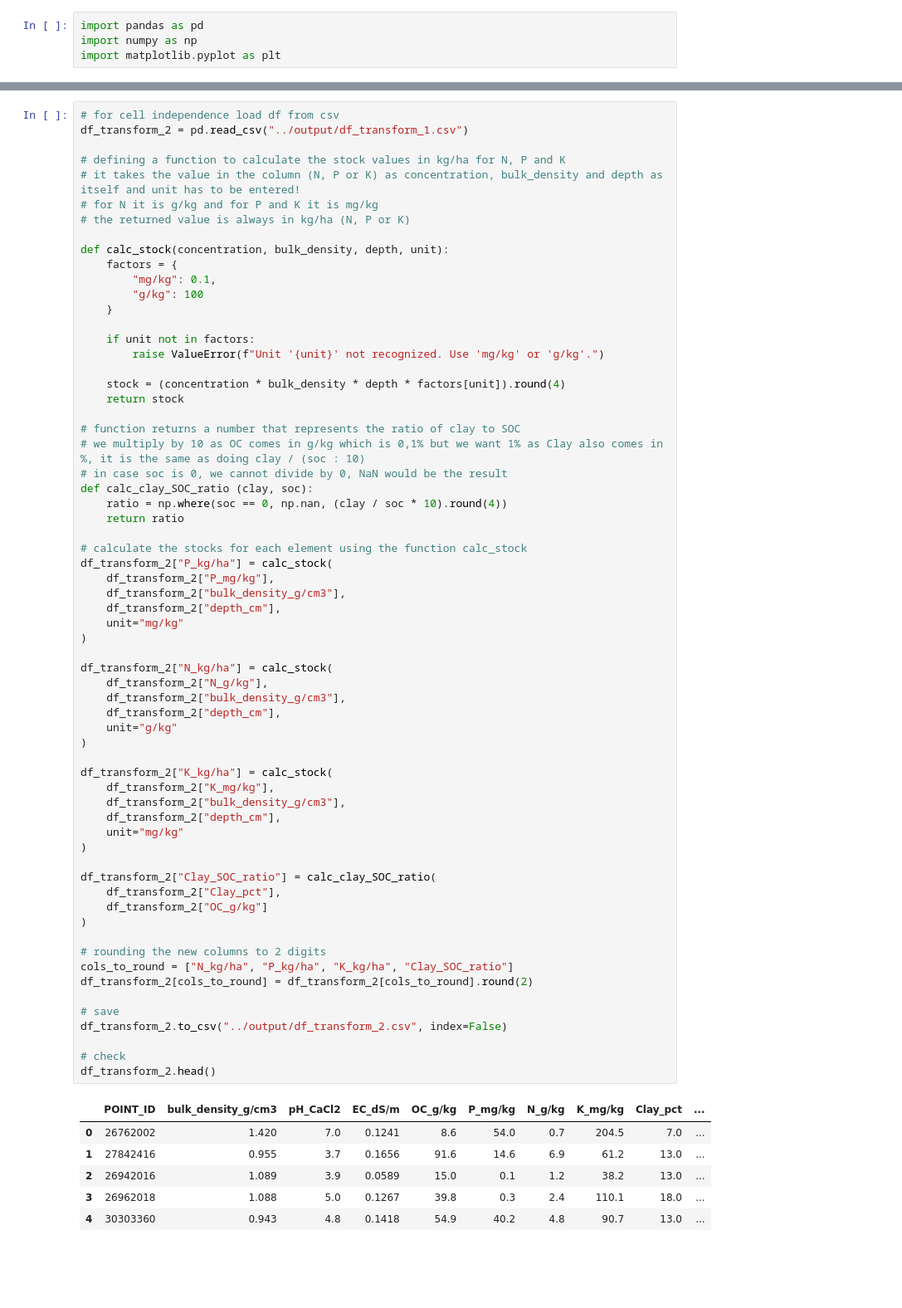
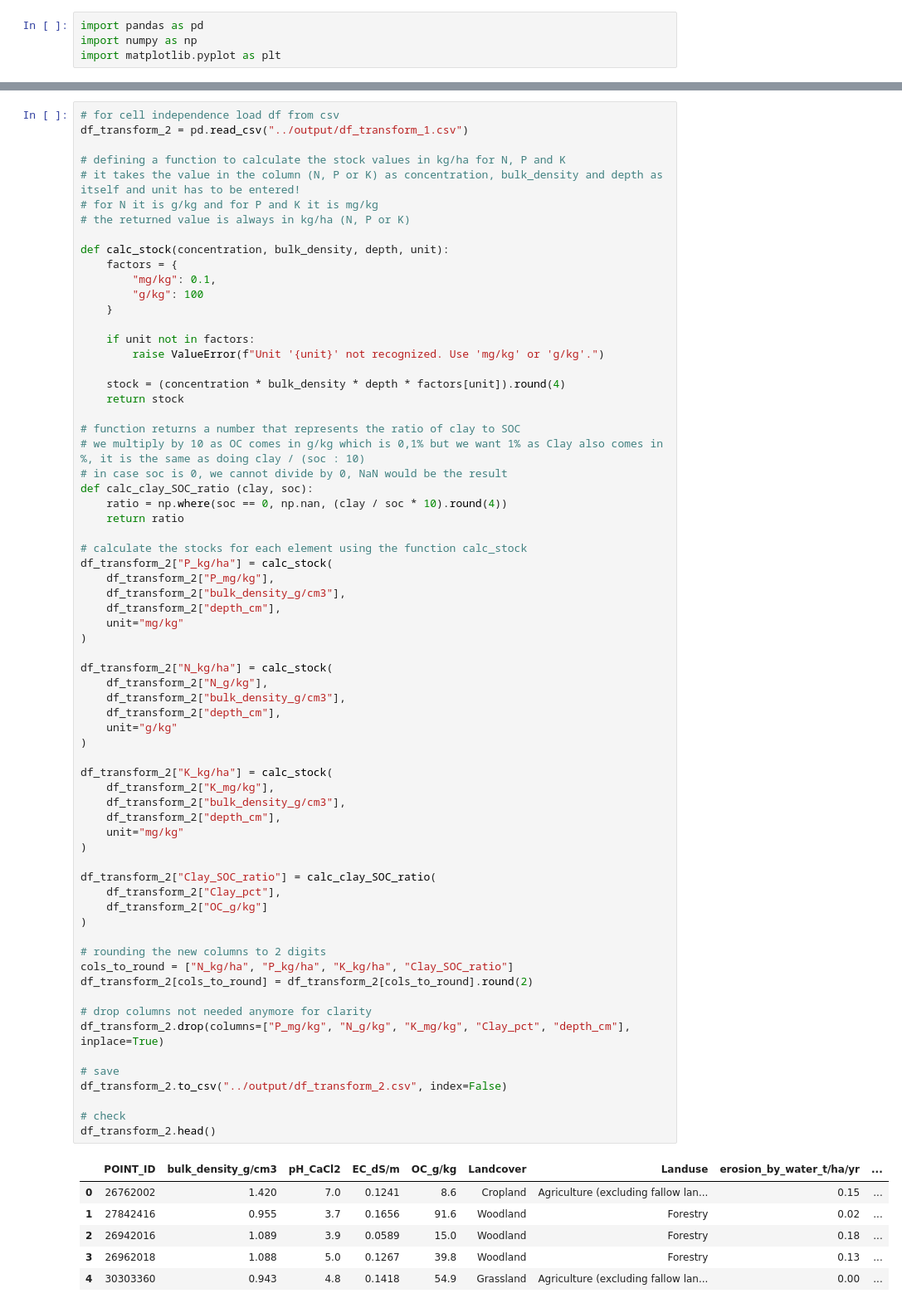
Before and after one commit to Gianni-BIM/Geo-Projektarbeit, a Jupyter notebook: data-prep/data_clean_and_transform.ipynb, the cells around one changed output, grey strips where cells are left out. Shown at 83% size. Drawn from its saved outputs; the diff is of its cells as text; blank space fills up the shorter version.

```diff
--- a/data-prep/data_clean_and_transform.ipynb
+++ b/data-prep/data_clean_and_transform.ipynb
@@ -244,37 +262,40 @@ df_transform_2["P_kg/ha"] = calc_stock(
 
 df_transform_2["N_kg/ha"] = calc_stock(
     df_transform_2["N_g/kg"],
     df_transform_2["bulk_density_g/cm3"],
     df_transform_2["depth_cm"],
     unit="g/kg"
 )
 
 df_transform_2["K_kg/ha"] = calc_stock(
     df_transform_2["K_mg/kg"],
     df_transform_2["bulk_density_g/cm3"],
     df_transform_2["depth_cm"],
     unit="mg/kg"
 )
 
 df_transform_2["Clay_SOC_ratio"] = calc_clay_SOC_ratio(
     df_transform_2["Clay_pct"],
     df_transform_2["OC_g/kg"]
 )
 
 # rounding the new columns to 2 digits
 cols_to_round = ["N_kg/ha", "P_kg/ha", "K_kg/ha", "Clay_SOC_ratio"]
 df_transform_2[cols_to_round] = df_transform_2[cols_to_round].round(2)
 
+# drop columns not needed anymore for clarity
+df_transform_2.drop(columns=["P_mg/kg", "N_g/kg", "K_mg/kg", "Clay_pct", "depth_cm"], inplace=True)
+
 # save
 df_transform_2.to_csv("../output/df_transform_2.csv", index=False)
 
 # check
 df_transform_2.head()
 # %% [output]
-|  | POINT_ID | bulk_density_g/cm3 | pH_CaCl2 | EC_dS/m | OC_g/kg | P_mg/kg | N_g/kg | K_mg/kg | Clay_pct | ... |
-| 0 | 26762002 | 1.420 | 7.0 | 0.1241 | 8.6 | 54.0 | 0.7 | 204.5 | 7.0 | ... |
-| 1 | 27842416 | 0.955 | 3.7 | 0.1656 | 91.6 | 14.6 | 6.9 | 61.2 | 13.0 | ... |
-| 2 | 26942016 | 1.089 | 3.9 | 0.0589 | 15.0 | 0.1 | 1.2 | 38.2 | 13.0 | ... |
-| 3 | 26962018 | 1.088 | 5.0 | 0.1267 | 39.8 | 0.3 | 2.4 | 110.1 | 18.0 | ... |
-| 4 | 30303360 | 0.943 | 4.8 | 0.1418 | 54.9 | 40.2 | 4.8 | 90.7 | 13.0 | ... |
+|  | POINT_ID | bulk_density_g/cm3 | pH_CaCl2 | EC_dS/m | OC_g/kg | Landcover | Landuse | erosion_by_water_t/ha/yr | ... |
+| 0 | 26762002 | 1.420 | 7.0 | 0.1241 | 8.6 | Cropland | Agriculture (excluding fallow lan... | 0.15 | ... |
+| 1 | 27842416 | 0.955 | 3.7 | 0.1656 | 91.6 | Woodland | Forestry | 0.02 | ... |
+| 2 | 26942016 | 1.089 | 3.9 | 0.0589 | 15.0 | Woodland | Forestry | 0.18 | ... |
+| 3 | 26962018 | 1.088 | 5.0 | 0.1267 | 39.8 | Woodland | Forestry | 0.13 | ... |
+| 4 | 30303360 | 0.943 | 4.8 | 0.1418 | 54.9 | Grassland | Agriculture (excluding fallow lan... | 0.00 | ... |
 # %% [markdown]
```
Also changed, not shown: parts of 24 cells of this notebook, 1 other file.
